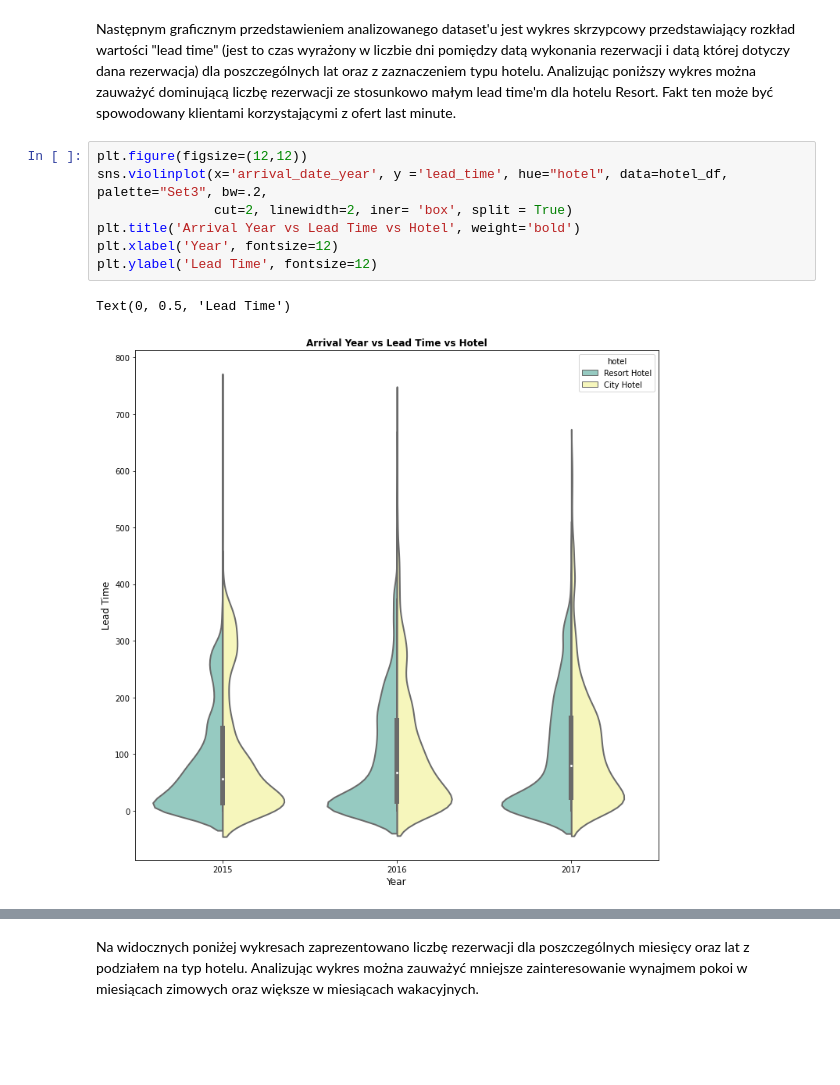
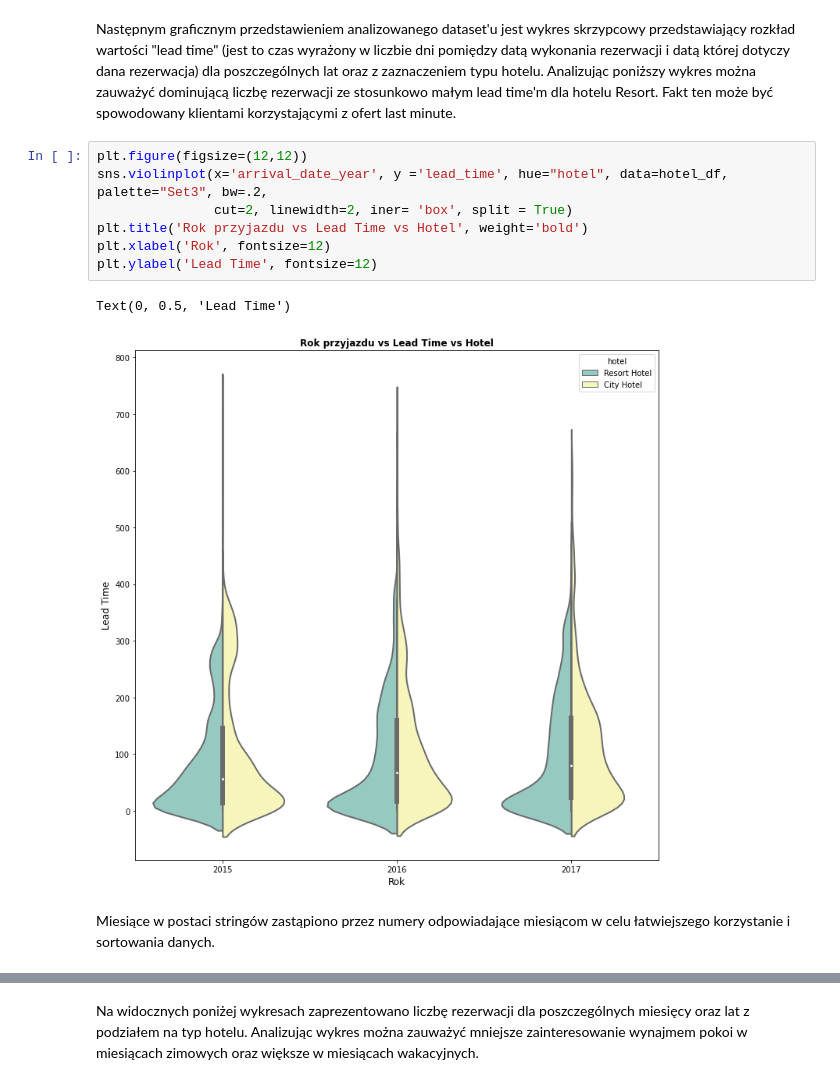
Before and after one commit to kaugustowski/hotel-data-sda, a Jupyter notebook: hotels.ipynb, the cells around one changed output, grey strips where cells are left out. Cells and saved outputs as stored; diff of their text form; blank space fills up the shorter version.

```diff
--- a/hotels.ipynb
+++ b/hotels.ipynb
@@ -144,10 +144,12 @@ Następnym graficznym przedstawieniem analizowanego dataset'u jest wykres skrzyp
 # %%
 plt.figure(figsize=(12,12))
 sns.violinplot(x='arrival_date_year', y ='lead_time', hue="hotel", data=hotel_df, palette="Set3", bw=.2,
                cut=2, linewidth=2, iner= 'box', split = True)
-plt.title('Arrival Year vs Lead Time vs Hotel', weight='bold')
-plt.xlabel('Year', fontsize=12)
+plt.title('Rok przyjazdu vs Lead Time vs Hotel', weight='bold')
+plt.xlabel('Rok', fontsize=12)
 plt.ylabel('Lead Time', fontsize=12)
 # %% [output]
 Text(0, 0.5, 'Lead Time')
-[figure, old version]
+[figure, new version]
+# %% [markdown]
+Miesiące w postaci stringów zastąpiono przez numery odpowiadające miesiącom w celu łatwiejszego korzystanie i sortowania danych.
```
Also changed, not shown: parts of 17 cells of this notebook.
